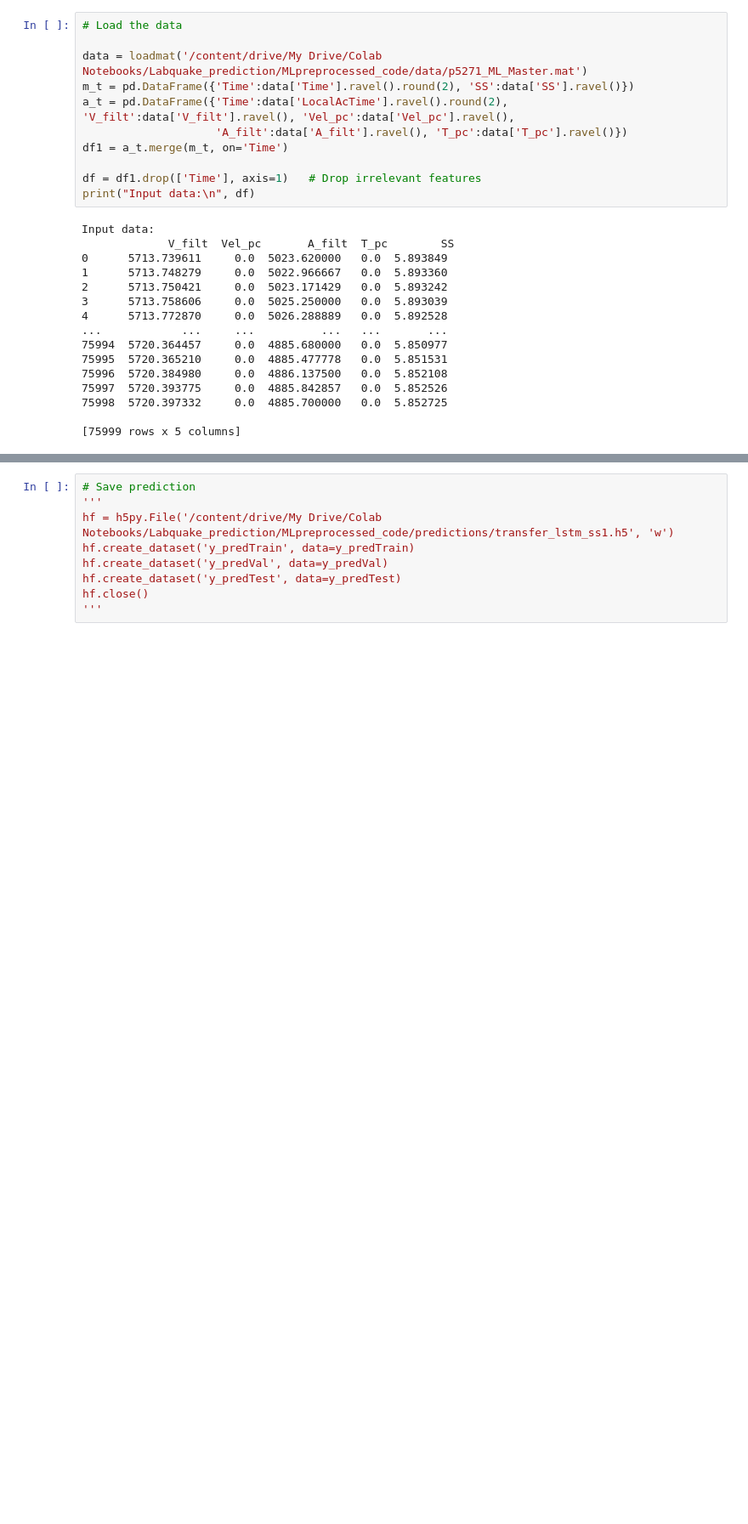
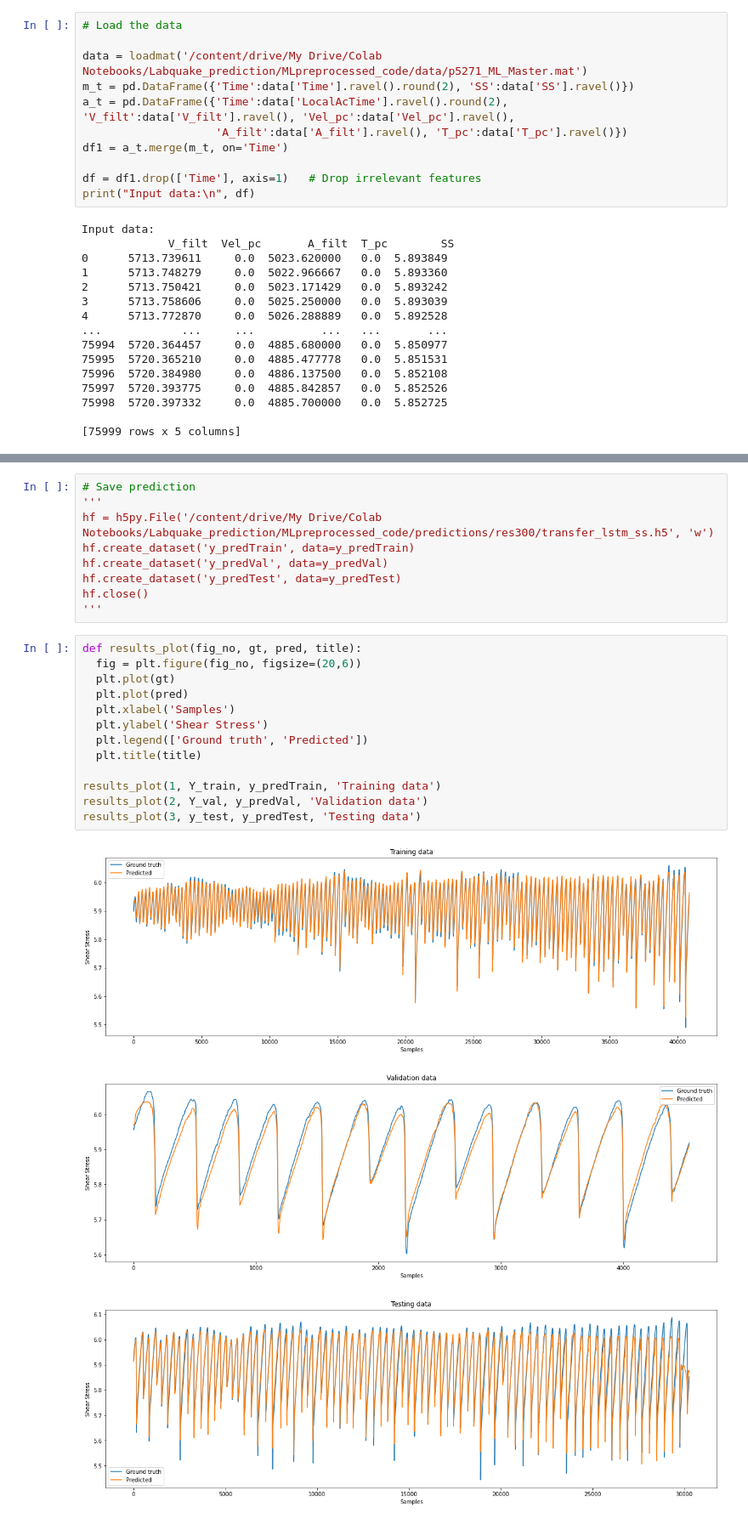
Before and after one commit to vrushaligirkar/Labquake-Prediction, a Jupyter notebook: TransferLearning/lstm_transfer_apply.ipynb, the cells around one changed output, grey strips where cells are left out. Shown at 85% size. Drawn from its saved outputs; the diff is of its cells as text; blank space fills up the shorter version.

```diff
--- a/TransferLearning/lstm_transfer_apply.ipynb
+++ b/TransferLearning/lstm_transfer_apply.ipynb
@@ -177,9 +176,26 @@ RMSE scores: Train - 0.01789, Validation - 0.03253, Test - 0.04241
 # %%
 # Save prediction
 '''
-hf = h5py.File('/content/drive/My Drive/Colab Notebooks/Labquake_prediction/MLpreprocessed_code/predictions/transfer_lstm_ss1.h5', 'w')
+hf = h5py.File('/content/drive/My Drive/Colab Notebooks/Labquake_prediction/MLpreprocessed_code/predictions/res300/transfer_lstm_ss.h5', 'w')
 hf.create_dataset('y_predTrain', data=y_predTrain)
 hf.create_dataset('y_predVal', data=y_predVal)
 hf.create_dataset('y_predTest', data=y_predTest)
 hf.close()
 '''
+# %%
+def results_plot(fig_no, gt, pred, title):
+  fig = plt.figure(fig_no, figsize=(20,6))
+  plt.plot(gt)
+  plt.plot(pred)
+  plt.xlabel('Samples')
+  plt.ylabel('Shear Stress')
+  plt.legend(['Ground truth', 'Predicted'])
+  plt.title(title)
+
+results_plot(1, Y_train, y_predTrain, 'Training data')
+results_plot(2, Y_val, y_predVal, 'Validation data')
+results_plot(3, y_test, y_predTest, 'Testing data')
+# %% [output]
+[figure, added]
+[figure, added]
+[figure, added]
```
Also changed, not shown: parts of 6 cells of this notebook, 1 other file.
